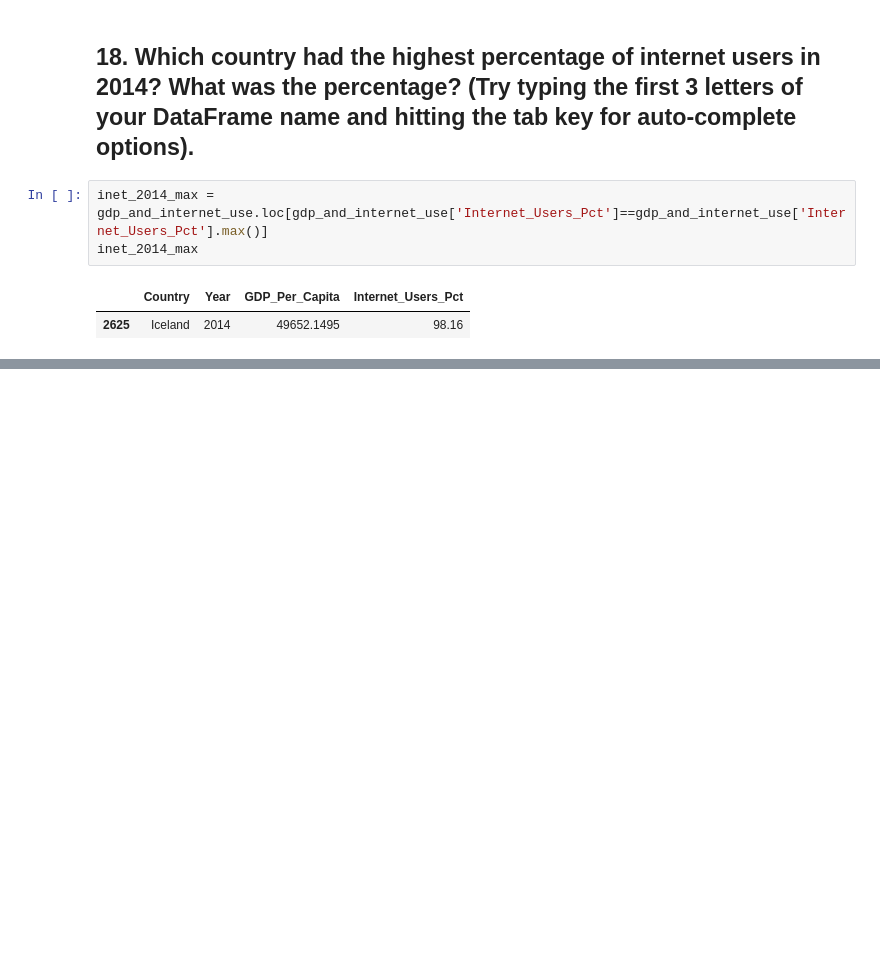
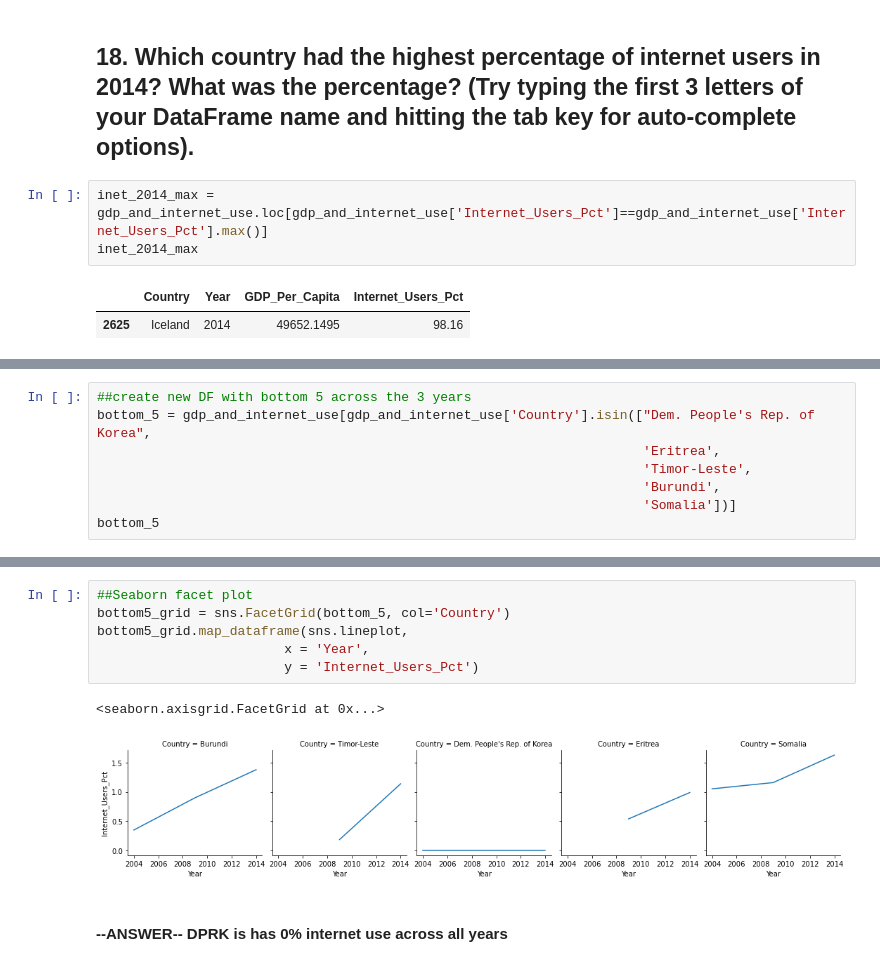
Before and after one commit to NSS-Data-Analytics-Cohort-7/gdp-and-internet-usage-jamorgan8, a Jupyter notebook: notebooks/gdp_and_internet_usage.ipynb, the cells around one changed output, grey strips where cells are left out. Cells and saved outputs as stored; diff of their text form; blank space fills up the shorter version.

```diff
--- a/notebooks/gdp_and_internet_usage.ipynb
+++ b/notebooks/gdp_and_internet_usage.ipynb
@@ -501,0 +520,8 @@ sns.FacetGrid(top_5, col='Country')
+# %%
+##create new DF with bottom 5 across the 3 years
+bottom_5 = gdp_and_internet_use[gdp_and_internet_use['Country'].isin(["Dem. People's Rep. of Korea",
+                                                                      'Eritrea',
+                                                                      'Timor-Leste',
+                                                                      'Burundi',
+                                                                      'Somalia'])]
+bottom_5
@@ -501,0 +544,11 @@ sns.FacetGrid(top_5, col='Country')
+# %%
+##Seaborn facet plot
+bottom5_grid = sns.FacetGrid(bottom_5, col='Country')
+bottom5_grid.map_dataframe(sns.lineplot,
+                        x = 'Year',
+                        y = 'Internet_Users_Pct')
+# %% [output]
+<seaborn.axisgrid.FacetGrid at 0x...>
+[figure, added]
+# %% [markdown]
+#### --ANSWER-- DPRK is has 0% internet use across all years
```
Also changed, not shown: parts of 82 cells of this notebook.
